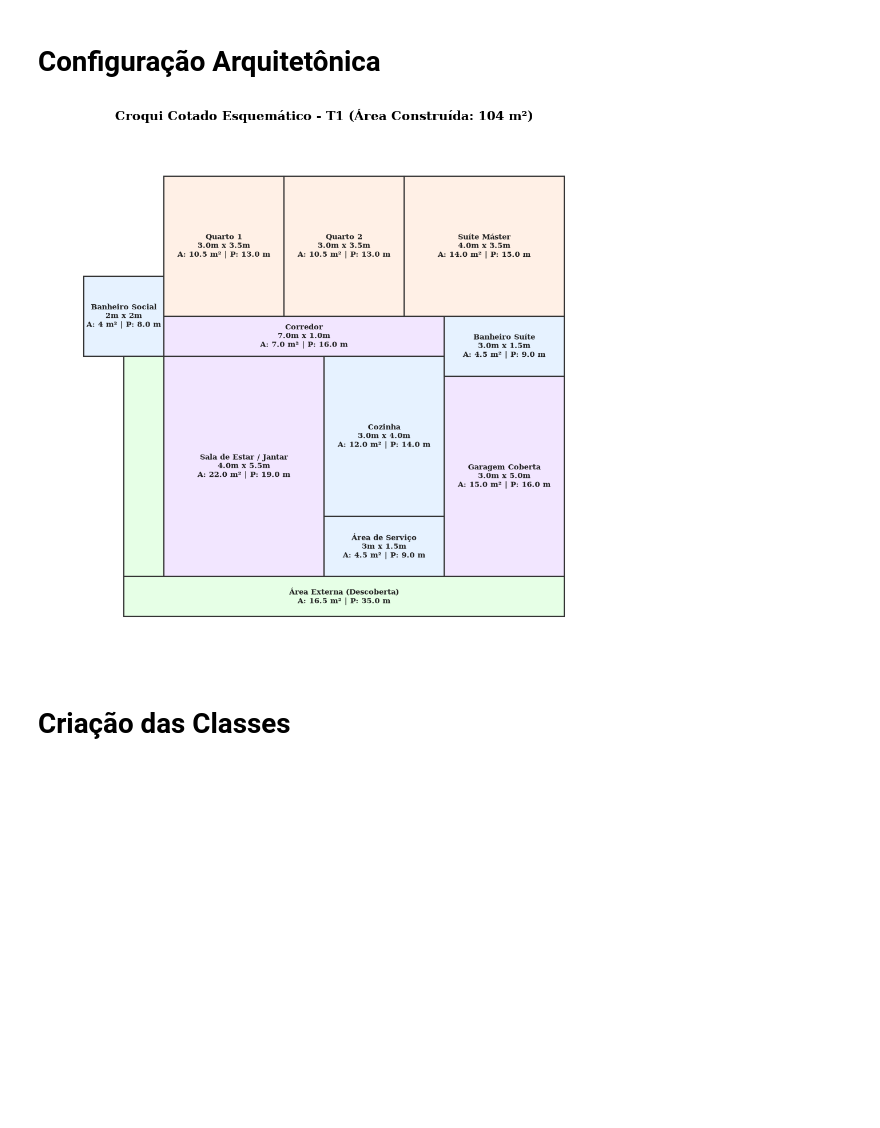
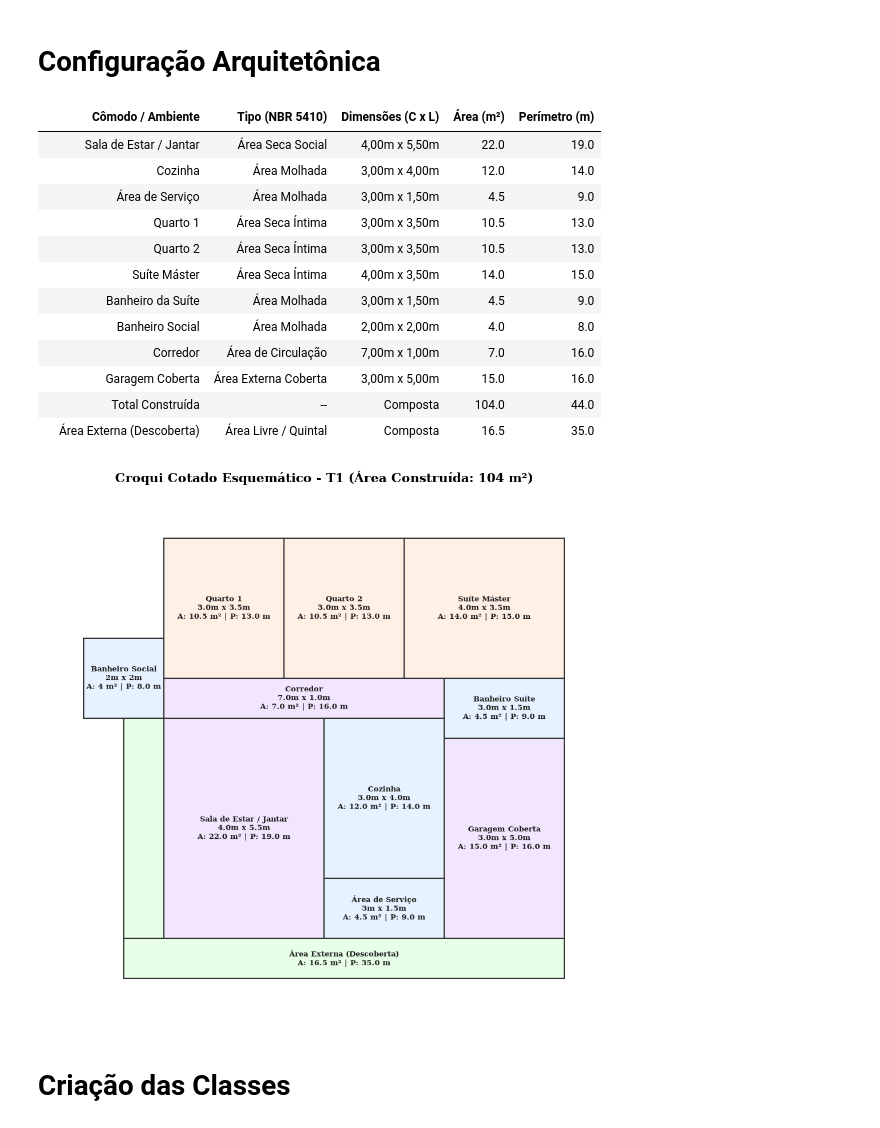
Before and after one commit to emotta3/Instalacoes, a Jupyter notebook: Trabalho/Trabalho_Inst.ipynb, the cells around one changed output. Drawn from its saved outputs; the diff is of its cells as text; code cells hidden in the pictures; blank space fills up the shorter version.

```diff
--- a/Trabalho/Trabalho_Inst.ipynb
+++ b/Trabalho/Trabalho_Inst.ipynb
@@ -219,33 +219,72 @@ def plotar_croqui():
     # Desenha cada cômodo
     for (x, y, largura, comprimento, nome, area, perimetro, cor) in comodos:
         retangulo = patches.Rectangle((x, y), largura, comprimento,
                                       linewidth=1.5, edgecolor='#333333', facecolor=cor)
         ax.add_patch(retangulo)
 
         # Imprime o texto apenas se houver um nome definido para o bloco
         if nome != "":
             # Para cômodos normais ou áreas compostas, ajustamos a exibição do texto:
             if "Área Externa" in nome:
                 texto_cota = f"{nome}\nA: {area} m² | P: {perimetro} m"
             else:
                 texto_cota = f"{nome}\n{largura}m x {comprimento}m\nA: {area} m² | P: {perimetro} m"
 
             ax.text(x + largura/2, y + comprimento/2, texto_cota,
                     ha='center', va='center', fontsize=9, weight='bold', color='#222222')
 
     # Configurações do gráfico
     ax.set_xlim(-3, 11)
     ax.set_ylim(-2, 11)
     ax.set_aspect('equal')
     ax.axis('off')
 
     plt.title(f"Croqui Cotado Esquemático - T1 (Área Construída: 104 m²)", fontsize=16, weight='bold', pad=20)
     plt.tight_layout()
     plt.show()
 
+def gerar_quadro_resumo_comodos():
+    dados_comodos = [
+        {"Cômodo / Ambiente": "Sala de Estar / Jantar", "Tipo (NBR 5410)": "Área Seca Social", "Dimensões (C x L)": "4,00m x 5,50m", "Área (m²)": 22.00, "Perímetro (m)": 19.00},
+        {"Cômodo / Ambiente": "Cozinha", "Tipo (NBR 5410)": "Área Molhada", "Dimensões (C x L)": "3,00m x 4,00m", "Área (m²)": 12.00, "Perímetro (m)": 14.00},
+        {"Cômodo / Ambiente": "Área de Serviço", "Tipo (NBR 5410)": "Área Molhada", "Dimensões (C x L)": "3,00m x 1,50m", "Área (m²)": 4.50, "Perímetro (m)": 9.00},
+        {"Cômodo / Ambiente": "Quarto 1", "Tipo (NBR 5410)": "Área Seca Íntima", "Dimensões (C x L)": "3,00m x 3,50m", "Área (m²)": 10.50, "Perímetro (m)": 13.00},
+        {"Cômodo / Ambiente": "Quarto 2", "Tipo (NBR 5410)": "Área Seca Íntima", "Dimensões (C x L)": "3,00m x 3,50m", "Área (m²)": 10.50, "Perímetro (m)": 13.00},
+        {"Cômodo / Ambiente": "Suíte Máster", "Tipo (NBR 5410)": "Área Seca Íntima", "Dimensões (C x L)": "4,00m x 3,50m", "Área (m²)": 14.00, "Perímetro (m)": 15.00},
+        {"Cômodo / Ambiente": "Banheiro da Suíte", "Tipo (NBR 5410)": "Área Molhada", "Dimensões (C x L)": "3,00m x 1,50m", "Área (m²)": 4.50, "Perímetro (m)": 9.00},
+        {"Cômodo / Ambiente": "Banheiro Social", "Tipo (NBR 5410)": "Área Molhada", "Dimensões (C x L)": "2,00m x 2,00m", "Área (m²)": 4.00, "Perímetro (m)": 8.00},
+        {"Cômodo / Ambiente": "Corredor", "Tipo (NBR 5410)": "Área de Circulação", "Dimensões (C x L)": "7,00m x 1,00m", "Área (m²)": 7.00, "Perímetro (m)": 16.00},
+        {"Cômodo / Ambiente": "Garagem Coberta", "Tipo (NBR 5410)": "Área Externa Coberta", "Dimensões (C x L)": "3,00m x 5,00m", "Área (m²)": 15.00, "Perímetro (m)": 16.00},
+        {"Cômodo / Ambiente": "Total Construída", "Tipo (NBR 5410)": "--", "Dimensões (C x L)": "Composta", "Área (m²)": 104.0, "Perímetro (m)": 44.00},
+        {"Cômodo / Ambiente": "Área Externa (Descoberta)", "Tipo (NBR 5410)": "Área Livre / Quintal", "Dimensões (C x L)": "Composta", "Área (m²)": 16.50, "Perímetro (m)": 35.00}
+    ]
+
+    df = pd.DataFrame(dados_comodos)
+
+    # Tirando os índices
+    df.index = [''] * len(df)
+
+    display(df)
+    return df
+
+tabela_comodos = gerar_quadro_resumo_comodos()
+
 # Gerar o croqui
 plotar_croqui()
 # %% [output]
+|  | Cômodo / Ambiente | Tipo (NBR 5410) | Dimensões (C x L) | Área (m²) | Perímetro (m) |
+|  | Sala de Estar / Jantar | Área Seca Social | 4,00m x 5,50m | 22.0 | 19.0 |
+|  | Cozinha | Área Molhada | 3,00m x 4,00m | 12.0 | 14.0 |
+|  | Área de Serviço | Área Molhada | 3,00m x 1,50m | 4.5 | 9.0 |
+|  | Quarto 1 | Área Seca Íntima | 3,00m x 3,50m | 10.5 | 13.0 |
+|  | Quarto 2 | Área Seca Íntima | 3,00m x 3,50m | 10.5 | 13.0 |
+|  | Suíte Máster | Área Seca Íntima | 4,00m x 3,50m | 14.0 | 15.0 |
+|  | Banheiro da Suíte | Área Molhada | 3,00m x 1,50m | 4.5 | 9.0 |
+|  | Banheiro Social | Área Molhada | 2,00m x 2,00m | 4.0 | 8.0 |
+|  | Corredor | Área de Circulação | 7,00m x 1,00m | 7.0 | 16.0 |
+|  | Garagem Coberta | Área Externa Coberta | 3,00m x 5,00m | 15.0 | 16.0 |
+|  | Total Construída | -- | Composta | 104.0 | 44.0 |
+|  | Área Externa (Descoberta) | Área Livre / Quintal | Composta | 16.5 | 35.0 |
 [figure]
 # %% [markdown]
 # Criação das Classes
```
Also changed, not shown: parts of 4 cells of this notebook.
